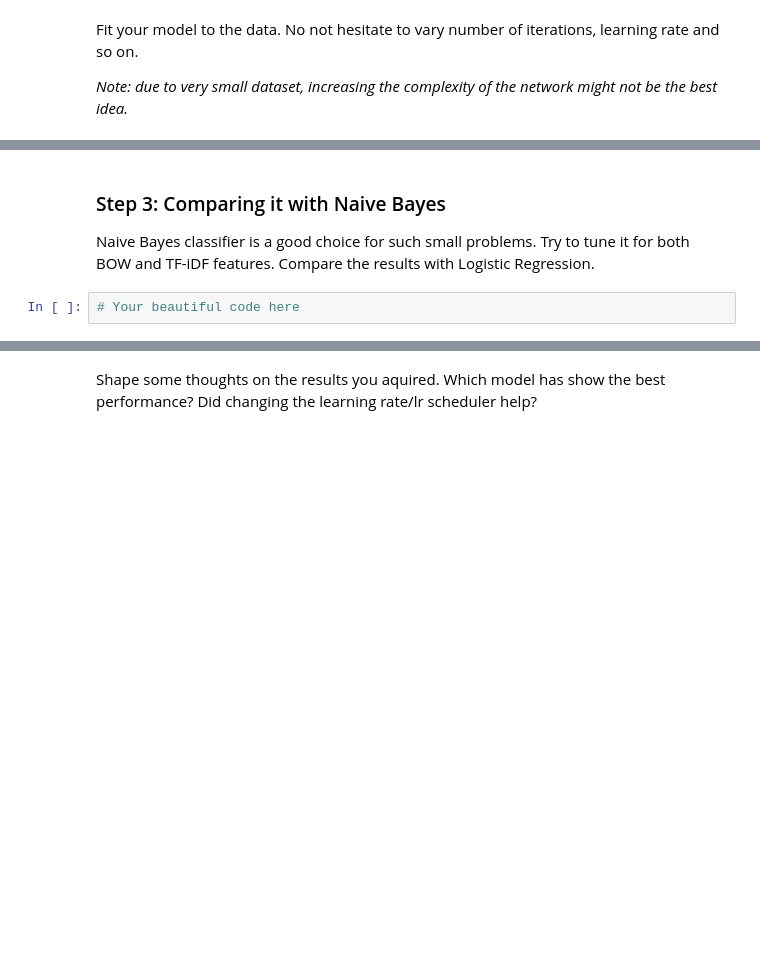
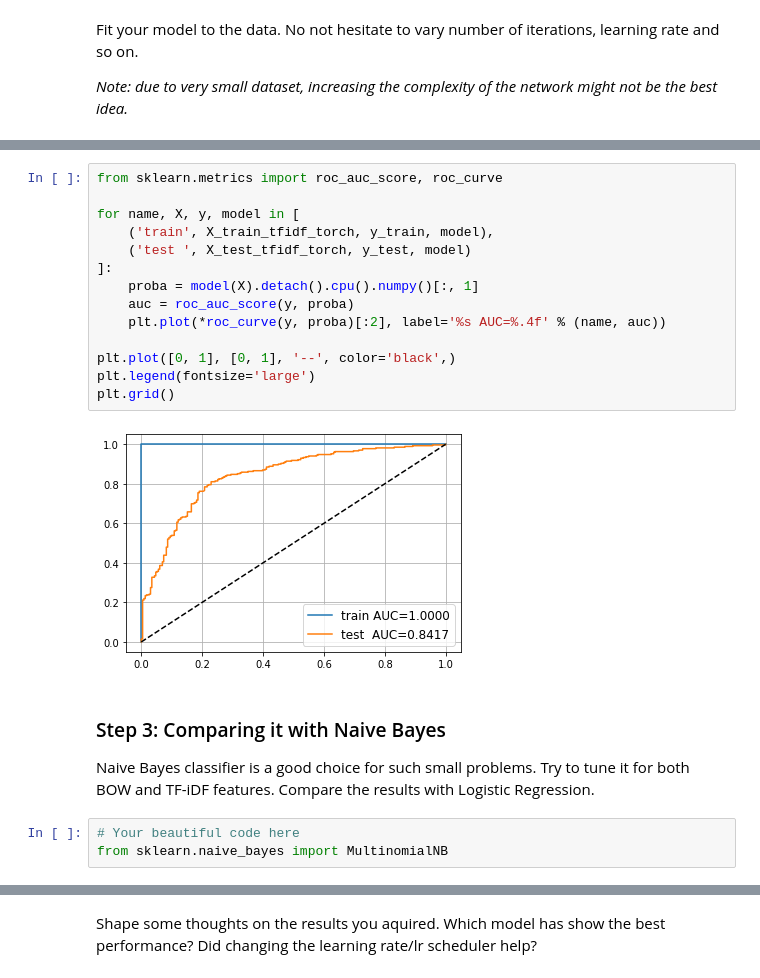
Before and after one commit to yumpkin/ml-tasks, a Jupyter notebook: assignment_04/assignment1_01_Word_Vectors.ipynb, the cells around one changed output, grey strips where cells are left out. Drawn from its saved outputs; the diff is of its cells as text; blank space fills up the shorter version.

```diff
--- a/assignment_04/assignment1_01_Word_Vectors.ipynb
+++ b/assignment_04/assignment1_01_Word_Vectors.ipynb
@@ -316,6 +374,23 @@ _Note: due to very small dataset, increasing the complexity of the network might
+# %%
+from sklearn.metrics import roc_auc_score, roc_curve
+
+for name, X, y, model in [
+    ('train', X_train_tfidf_torch, y_train, model),
+    ('test ', X_test_tfidf_torch, y_test, model)
+]:
+    proba = model(X).detach().cpu().numpy()[:, 1]
+    auc = roc_auc_score(y, proba)
+    plt.plot(*roc_curve(y, proba)[:2], label='%s AUC=%.4f' % (name, auc))
+
+plt.plot([0, 1], [0, 1], '--', color='black',)
+plt.legend(fontsize='large')
+plt.grid()
+# %% [output]
+[figure, added]
 # %% [markdown]
 ### Step 3: Comparing it with Naive Bayes
 
 Naive Bayes classifier is a good choice for such small problems. Try to tune it for both BOW and TF-iDF features. Compare the results with Logistic Regression.
 # %%
 # Your beautiful code here
+from sklearn.naive_bayes import MultinomialNB
```
Also changed, not shown: parts of 23 cells of this notebook.
